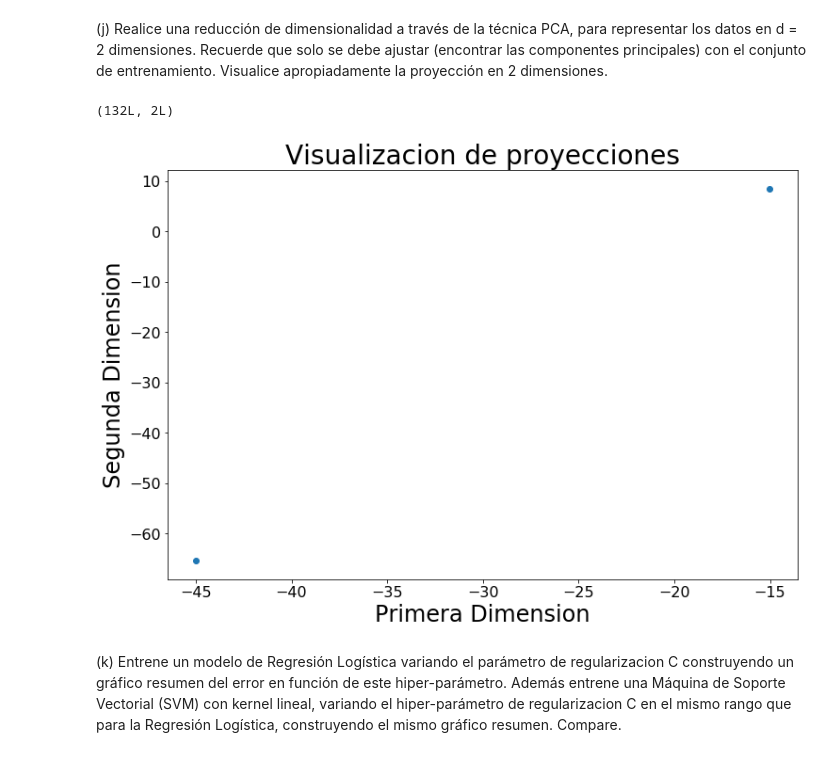
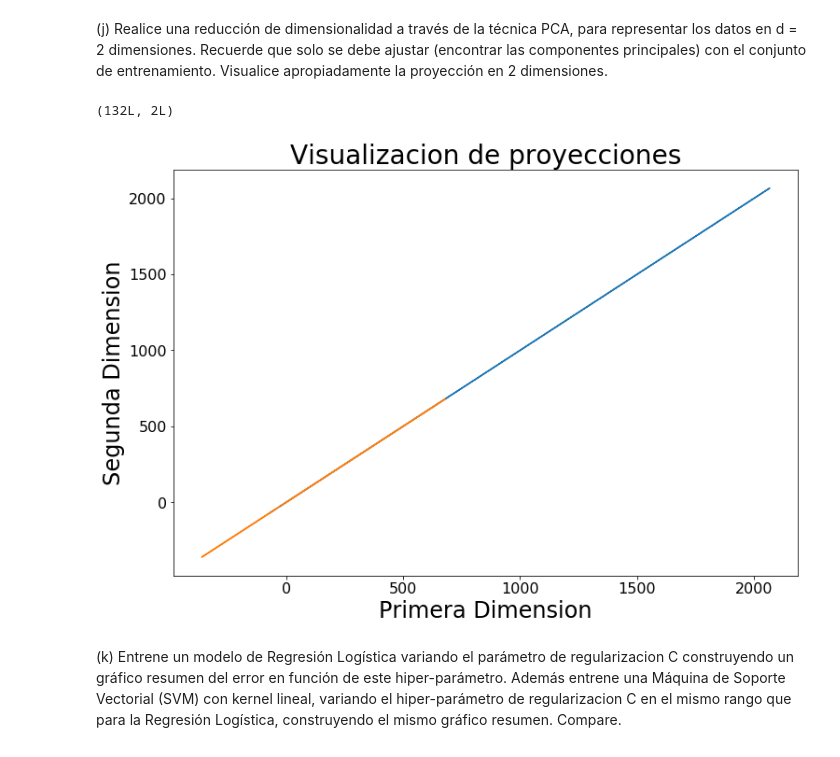
Before and after one commit to AlfredoAlfi/MachineLearning2, a Jupyter notebook: Tarea2_Machine_Learning.ipynb, the cells around one changed output. Drawn from its saved outputs; the diff is of its cells as text; code cells hidden in the pictures.

```diff
--- a/Tarea2_Machine_Learning.ipynb
+++ b/Tarea2_Machine_Learning.ipynb
@@ -400,24 +472,24 @@ conjunto de entrenamiento. Visualice apropiadamente la proyección en 2 dimensio
 # %%
 from sklearn.decomposition import PCA
 d=2
 pca_model = PCA(n_components=d)
 pca_model.fit(X_train)
 X_pca_train = pca_model.transform(X_train)
 X_pca_test = pca_model.transform(X_test)
 
 print(X_pca_train.shape)
 
 import matplotlib.pylab as plt
 plt.figure(figsize=(12,8),facecolor='1.0')
-plt.scatter(X_pca_train[:][0],X_pca_train[:][1])
+plt.plot(X_pca_train[:][:],X_pca_train[:][:])
 plt.title("Visualizacion de proyecciones", size=28)
 plt.xlabel("Primera Dimension", size=24)
 plt.ylabel("Segunda Dimension", size=24)
 plt.tick_params(labelsize=16)
 plt.show()
 # %% [output]
 (132L, 2L)
-[figure, old version]
+[figure, new version]
 # %% [markdown]
 <p>(k) Entrene un modelo de Regresión Logística variando el parámetro de regularizacion C construyendo un
 gráfico resumen del error en función de este hiper-parámetro. Además entrene una Máquina de Soporte
```
Also changed, not shown: parts of 15 cells of this notebook.
